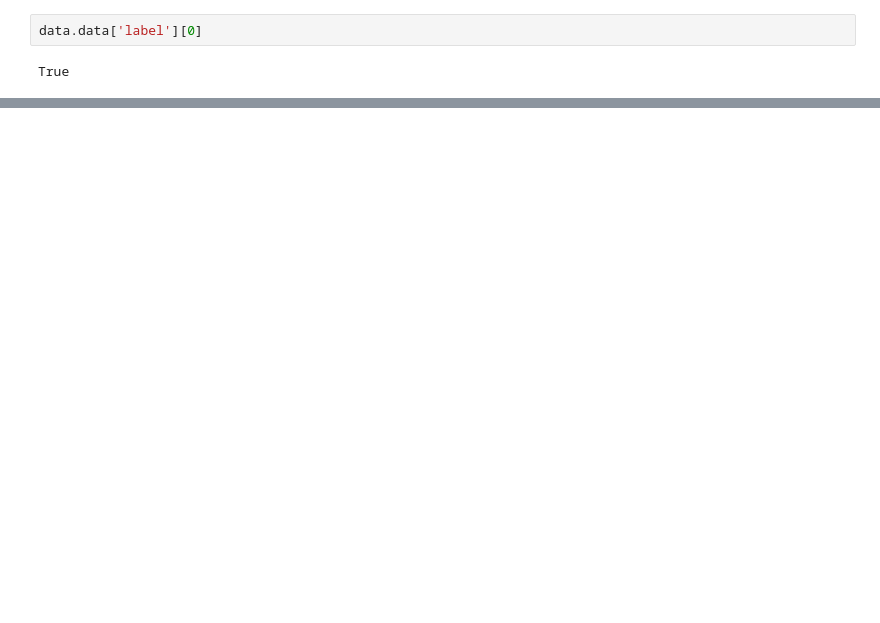
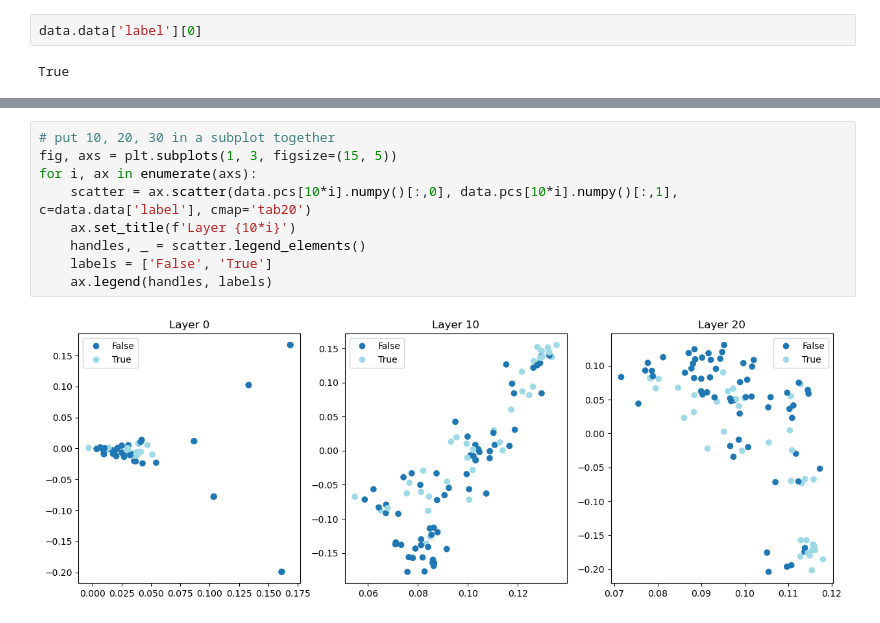
Before and after one commit to mbowcut2/thesis, a Jupyter notebook: notebook.ipynb, the cells around one changed output, grey strips where cells are left out. Drawn from its saved outputs; the diff is of its cells as text; blank space fills up the shorter version.

```diff
--- a/notebook.ipynb
+++ b/notebook.ipynb
@@ -61,0 +60,11 @@ No artists with labels found to put in legend.  Note that artists whose label st
+# %%
+# put 10, 20, 30 in a subplot together
+fig, axs = plt.subplots(1, 3, figsize=(15, 5))
+for i, ax in enumerate(axs):
+    scatter = ax.scatter(data.pcs[10*i].numpy()[:,0], data.pcs[10*i].numpy()[:,1], c=data.data['label'], cmap='tab20')
+    ax.set_title(f'Layer {10*i}')
+    handles, _ = scatter.legend_elements()
+    labels = ['False', 'True']
+    ax.legend(handles, labels)
+# %% [output]
+[figure, added]
```
Also changed, not shown: parts of 2 cells of this notebook.
